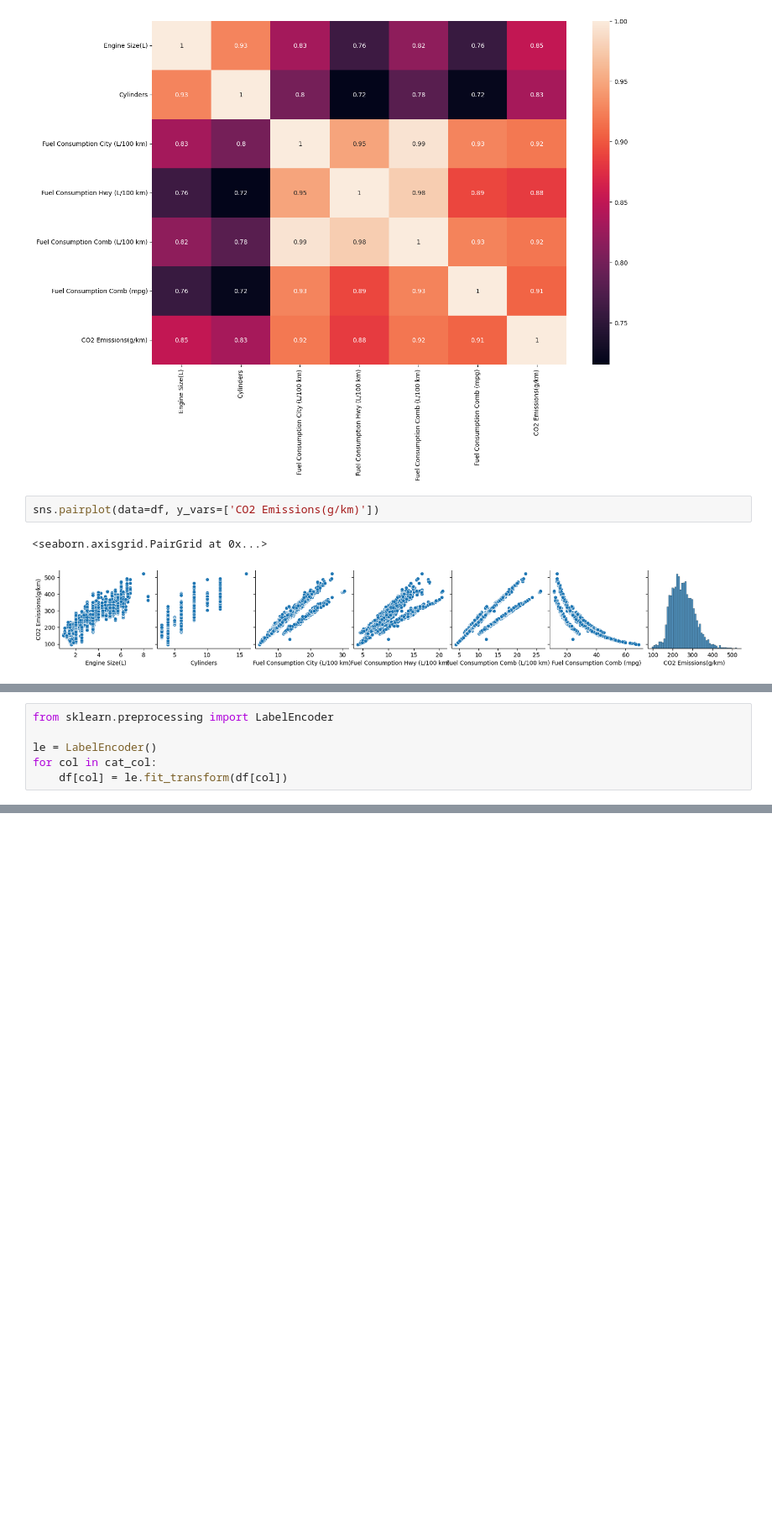
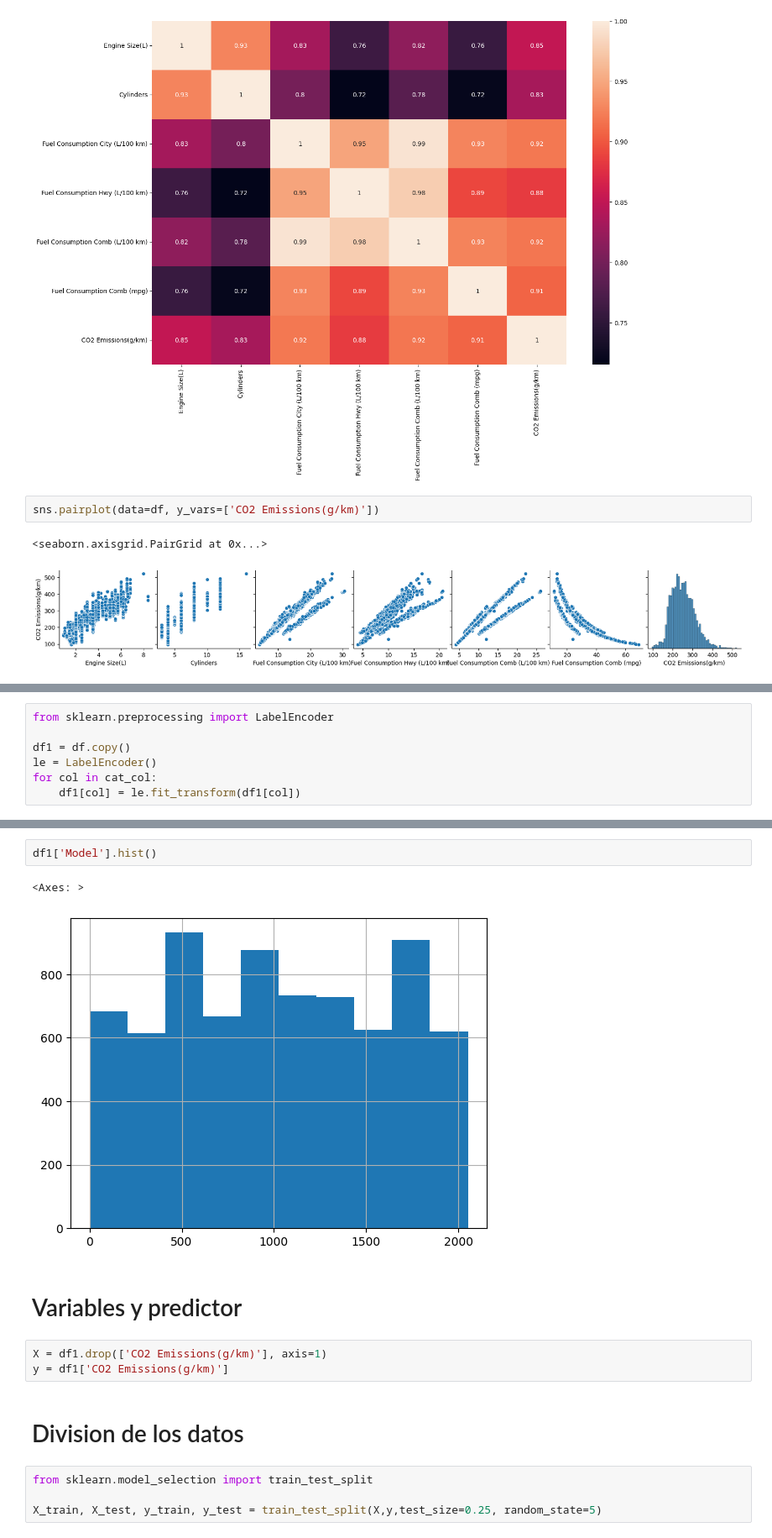
Before and after one commit to danielrawlins21/Machine_Learing_Intro, a Jupyter notebook: Dia5.ipynb, the cells around one changed output, grey strips where cells are left out. Shown at 84% size. Cells and saved outputs as stored; diff of their text form; blank space fills up the shorter version.

Commit message:
Cumpliendo modelos de regresion con dataset car

```diff
--- a/Dia5.ipynb
+++ b/Dia5.ipynb
@@ -143,6 +145,7 @@ sns.pairplot(data=df, y_vars=['CO2 Emissions(g/km)'])
 # %%
 from sklearn.preprocessing import LabelEncoder
 
+df1 = df.copy()
 le = LabelEncoder()
 for col in cat_col:
-    df[col] = le.fit_transform(df[col])
+    df1[col] = le.fit_transform(df1[col])
@@ -148,0 +164,16 @@ for col in cat_col:
+# %%
+df1['Model'].hist()
+# %% [output]
+<Axes: >
+[figure, added]
+# %% [markdown]
+# Variables y predictor
+# %%
+X = df1.drop(['CO2 Emissions(g/km)'], axis=1)
+y = df1['CO2 Emissions(g/km)']
+# %% [markdown]
+# Division de los datos
+# %%
+from sklearn.model_selection import train_test_split
+
+X_train, X_test, y_train, y_test = train_test_split(X,y,test_size=0.25, random_state=5)
```
Also changed, not shown: parts of 14 cells of this notebook.
